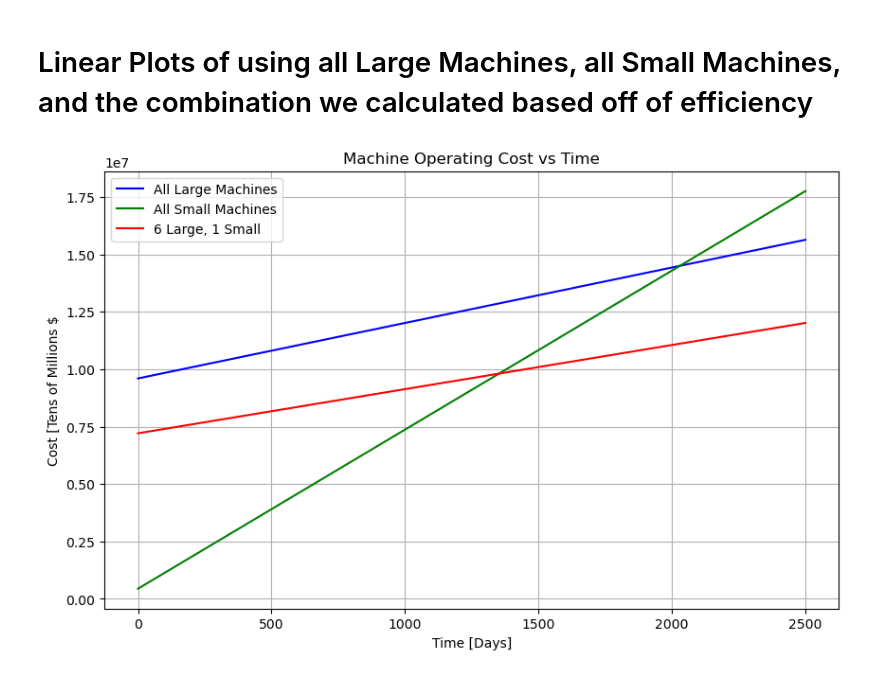
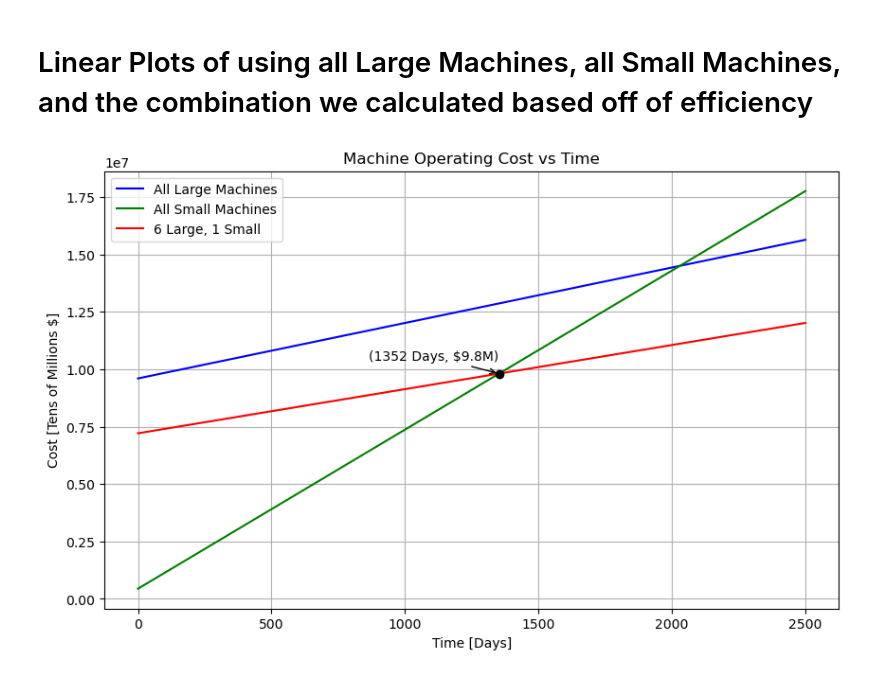
Before and after one commit to evandlackey/Process-Alternatives-Case-Study, a Jupyter notebook: case_study_main.ipynb, the cells around one changed output. Drawn from its saved outputs; the diff is of its cells as text; code cells hidden in the pictures.

```diff
--- a/case_study_main.ipynb
+++ b/case_study_main.ipynb
@@ -632,33 +643,46 @@ Total Daily Operating Cost for SM: $4345.0/day
 # %%
 import numpy as np
 import matplotlib.pyplot as plt
 
 # Define the x values
 x = np.linspace(0, 2500, 500)
 
 # Define the y values for each equation
 y1 = 9600000 + 2416 * x
 y2 = 440000 + 6929 * x
 y3 = 7210000 + 1923 * x
 
+# Solve for the intersection of y2 and y3 (where y2 = y3)
+x_intersect = (7210000 - 440000) / (6929 - 1923)
+y_intersect = 440000 + 6929 * x_intersect  # Plug x_intersect into y2
+
 # Create the plot
 plt.figure(figsize=(10, 6))
 
 # Plot each line
-plt.plot(x, y1, label=r'All Large Machines', color='blue')
-plt.plot(x, y2, label=r'All Small Machines', color='green')
-plt.plot(x, y3, label=r'6 Large, 1 Small', color='red')
+plt.plot(x, y1, label='All Large Machines', color='blue')
+plt.plot(x, y2, label='All Small Machines', color='green')
+plt.plot(x, y3, label='6 Large, 1 Small', color='red')
 
 # Add labels and title
 plt.xlabel('Time [Days]')
-plt.ylabel('Cost [Tens of Millions $')
+plt.ylabel('Cost [Tens of Millions $]')
 plt.title('Machine Operating Cost vs Time')
 
 # Display the legend
 plt.legend()
 
+# Annotate the intersection point
+plt.scatter(x_intersect, y_intersect, color='black', zorder=3, label='Intersection')
+plt.annotate(f'({x_intersect:.0f} Days, ${y_intersect/1e6:.1f}M)',
+             (x_intersect, y_intersect),
+             textcoords="offset points",
+             xytext=(-50,10),
+             ha='center', fontsize=10,
+             arrowprops=dict(arrowstyle="->", color='black'))
+
 # Show the plot
 plt.grid(True)
 plt.show()
 # %% [output]
-[figure, old version]
+[figure, new version]
```
Also changed, not shown: parts of 1 cell of this notebook.
